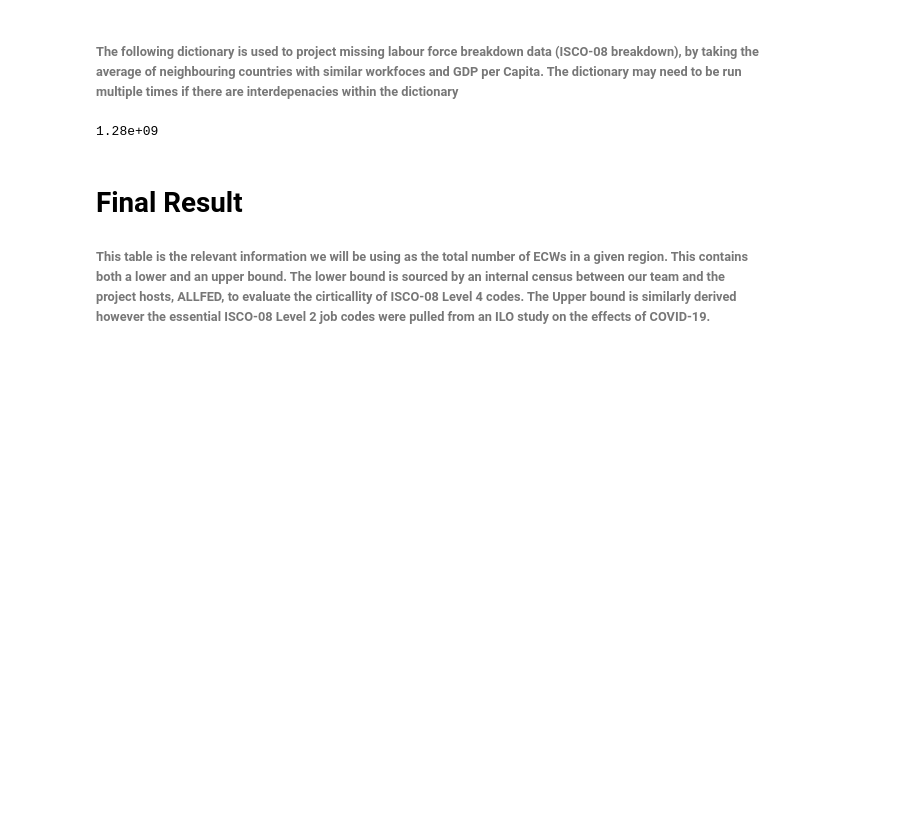
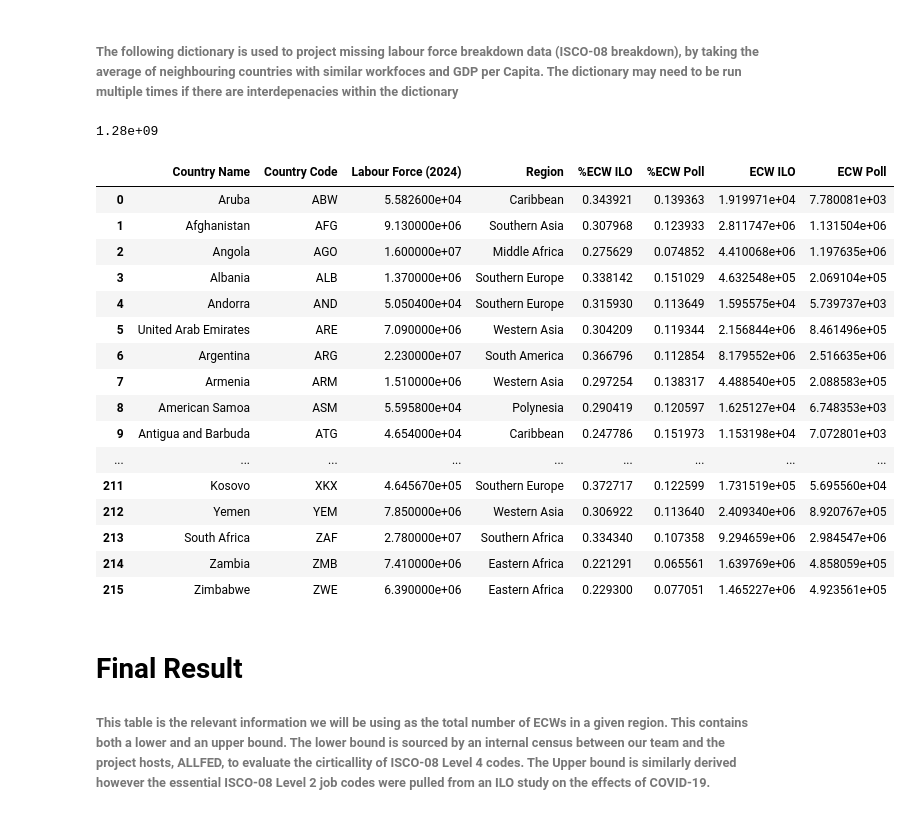
Before and after one commit to SPROOK/InRoomAirFilterScaleUp, a Jupyter notebook: scripts/CriticalWorkerProcessor.ipynb, the cells around one changed output. Cells and saved outputs as stored; diff of their text form; code cells hidden in the pictures; blank space fills up the shorter version.

```diff
--- a/scripts/CriticalWorkerProcessor.ipynb
+++ b/scripts/CriticalWorkerProcessor.ipynb
@@ -478,6 +476,26 @@ print(f"{labourForce_df['ECW ILO'].sum(skipna=True):.2e}")
 1.28e+09
 # %%
 pd.set_option('display.max_rows', None)
+# %%
+labourForce_df
+# %% [output]
+|  | Country Name | Country Code | Labour Force (2024) | Region | %ECW ILO | %ECW Poll | ECW ILO | ECW Poll |
+| 0 | Aruba | ABW | 5.582600e+04 | Caribbean | 0.343921 | 0.139363 | 1.919971e+04 | 7.780081e+03 |
+| 1 | Afghanistan | AFG | 9.130000e+06 | Southern Asia | 0.307968 | 0.123933 | 2.811747e+06 | 1.131504e+06 |
+| 2 | Angola | AGO | 1.600000e+07 | Middle Africa | 0.275629 | 0.074852 | 4.410068e+06 | 1.197635e+06 |
+| 3 | Albania | ALB | 1.370000e+06 | Southern Europe | 0.338142 | 0.151029 | 4.632548e+05 | 2.069104e+05 |
+| 4 | Andorra | AND | 5.050400e+04 | Southern Europe | 0.315930 | 0.113649 | 1.595575e+04 | 5.739737e+03 |
+| 5 | United Arab Emirates | ARE | 7.090000e+06 | Western Asia | 0.304209 | 0.119344 | 2.156844e+06 | 8.461496e+05 |
+| 6 | Argentina | ARG | 2.230000e+07 | South America | 0.366796 | 0.112854 | 8.179552e+06 | 2.516635e+06 |
+| 7 | Armenia | ARM | 1.510000e+06 | Western Asia | 0.297254 | 0.138317 | 4.488540e+05 | 2.088583e+05 |
+| 8 | American Samoa | ASM | 5.595800e+04 | Polynesia | 0.290419 | 0.120597 | 1.625127e+04 | 6.748353e+03 |
+| 9 | Antigua and Barbuda | ATG | 4.654000e+04 | Caribbean | 0.247786 | 0.151973 | 1.153198e+04 | 7.072801e+03 |
+| ... | ... | ... | ... | ... | ... | ... | ... | ... |
+| 211 | Kosovo | XKX | 4.645670e+05 | Southern Europe | 0.372717 | 0.122599 | 1.731519e+05 | 5.695560e+04 |
+| 212 | Yemen | YEM | 7.850000e+06 | Western Asia | 0.306922 | 0.113640 | 2.409340e+06 | 8.920767e+05 |
+| 213 | South Africa | ZAF | 2.780000e+07 | Southern Africa | 0.334340 | 0.107358 | 9.294659e+06 | 2.984547e+06 |
+| 214 | Zambia | ZMB | 7.410000e+06 | Eastern Africa | 0.221291 | 0.065561 | 1.639769e+06 | 4.858059e+05 |
+| 215 | Zimbabwe | ZWE | 6.390000e+06 | Eastern Africa | 0.229300 | 0.077051 | 1.465227e+06 | 4.923561e+05 |
 # %% [markdown]
 # Final Result
 ###### This table is the relevant information we will be using as the total number of ECWs in a given region. This contains both a lower and an upper bound. The lower bound is sourced by an internal census between our team and the project hosts, ALLFED, to evaluate the cirticallity of ISCO-08 Level 4 codes. The Upper bound is similarly derived however the essential ISCO-08 Level 2 job codes were pulled from an ILO study on the effects of COVID-19.
```
Also changed, not shown: parts of 2 cells of this notebook, 10 other files.
